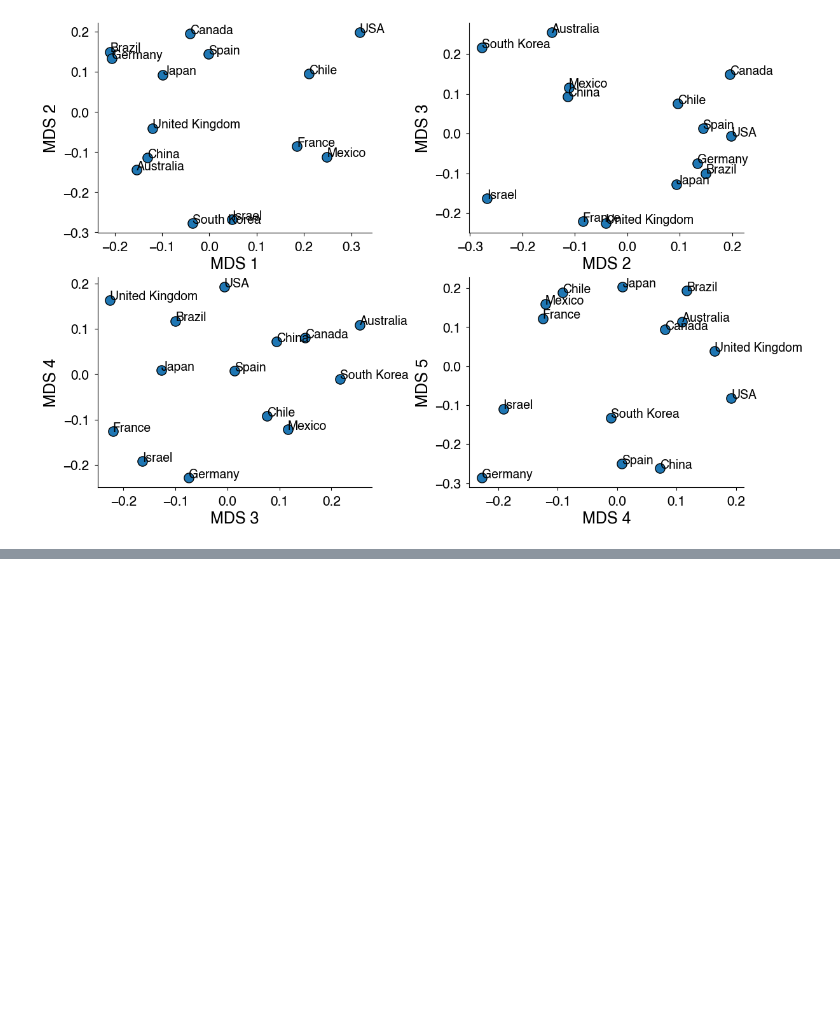
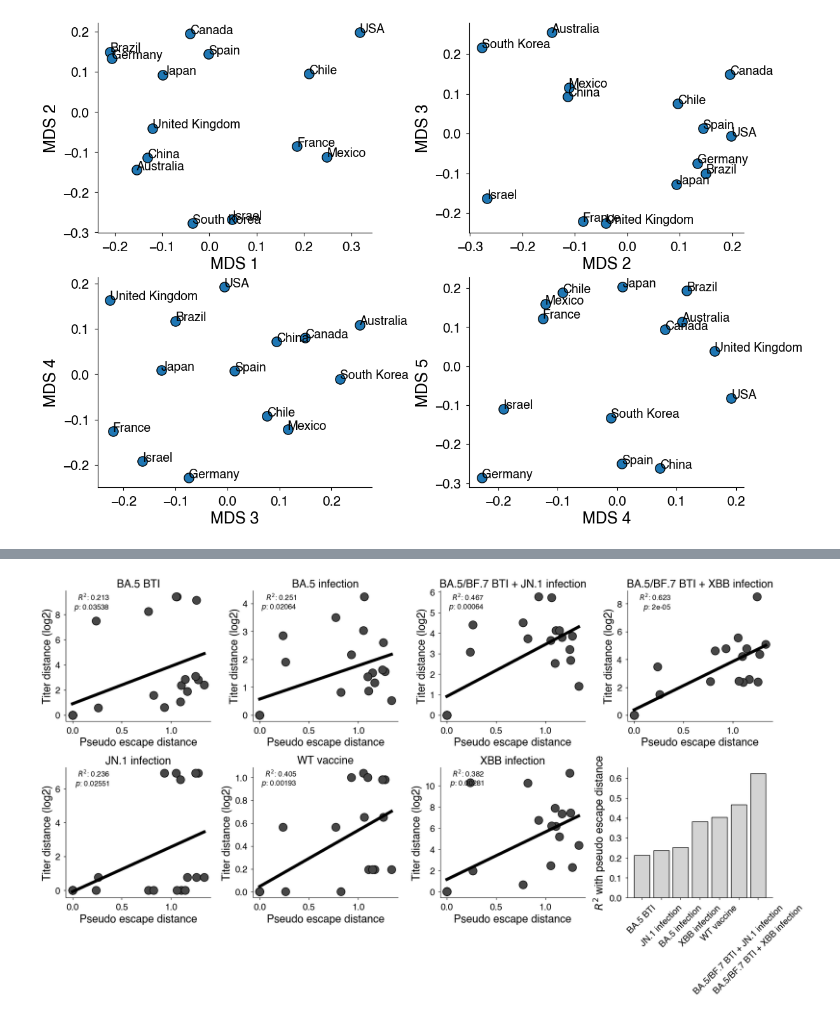
Before and after one commit to blab/relative-fitness-mechanisms, a Jupyter notebook: notebooks/DR-Dev.ipynb, the cells around one changed output, grey strips where cells are left out. Drawn from its saved outputs; the diff is of its cells as text; code cells hidden in the pictures; blank space fills up the shorter version.

```diff
--- a/notebooks/DR-Dev.ipynb
+++ b/notebooks/DR-Dev.ipynb
@@ -729,0 +831,17 @@ _plot_mds_location(ax, 0, 2)
+# %%
+def create_titer_distance_df(X):
+    rows = []
+    for i, v in enumerate(X.columns):
+        for j, u in enumerate(X.columns[:(i+1)]):
+            rows.append({"variant_1": v, "variant_2": u, "titer_distance": distances[i, j]})
+    return pd.DataFrame(rows)
+
+distances_dfs = []
+for name, group in antigenic_map.groupby("group"):
+    X = group.drop(columns=["id", "group"])
+    distances = compute_log2_distances(X)
+    _distance_df = create_titer_distance_df(X)
+    _distance_df["group"] = name
+    distances_dfs.append(_distance_df)
+
+distances_dfs = pd.concat(distances_dfs)
@@ -729,0 +868,64 @@ _plot_mds_location(ax, 0, 2)
+# %%
+fig = plt.figure(figsize=(18., 10.), constrained_layout=True)
+spec = fig.add_gridspec(2,4)
+
+## Prepping data and labels
+eta = posterior.samples["eta"][0, :-1, :] # Remove other
+n_vars, n_comps = eta.shape
+
+eta_distances = jnp.sqrt(jnp.sum(jnp.square(eta[..., None] - eta.T), axis=1))
+var_names = posterior.data.var_names
+var_to_index = {v: i for i, v in enumerate(var_names)}
+
+def add_latent_distance(row):
+    if row["variant_1"] in common_variants and row["variant_2"] in common_variants:
+        return float(eta_distances[var_to_index[row["variant_1"]], var_to_index[row["variant_2"]]])
+    else:
+        return np.nan
+distances_dfs["latent_distance"] = distances_dfs.apply(add_latent_distance, axis=1)
+
+# Fit linear regression
+def fit_linear(df, col1, col2):
+    x, y = df[col1], df[col2]
+    is_finite = ~np.isnan(x) & ~np.isnan(y)
+    x, y = x[is_finite], y[is_finite]
+    slope, intercept, r, p, se = stats.linregress(x, y)
+    xs = np.linspace(np.min(x), np.max(x), 20)
+    ys = intercept + slope * xs
+    return xs, ys, r, p
+
+correlation_df = []
+for i, (name, group) in enumerate(distances_dfs.groupby("group")):
+    ax = fig.add_subplot(spec[i])
+    x_col, y_col =  "latent_distance", "titer_distance"
+    x, y = group[x_col], group[y_col]
+    ax.scatter(x, y, ec="k", color="#474747", s=180)
+
+    # Fit linear regression between two variables
+    xs, ys, r, p = fit_linear(group, x_col, y_col)
+    ax.plot(xs, ys, color="k")
+
+    # Add regression statistics
+    stats_text = r'$R^2$: ' + str((r ** 2).round(3)) +"\n" r"$p$: " + str(p.round(5))
+    ax.text(0.3, 0.985, stats_text,
+            horizontalalignment='right',
+            verticalalignment='top',
+            transform=ax.transAxes)
+    ax.set_xlabel("Pseudo escape distance")
+    ax.set_ylabel("Titer distance (log2)")
+    ax.set_title(name)
+
+    correlation_df.append({"group": name, "R2": r ** 2})
+
+correlation_df = pd.DataFrame(correlation_df).sort_values(by="R2")
+
+ax = fig.add_subplot(spec[-1])
+ax.bar(correlation_df.group, correlation_df.R2, ec="k", color="lightgrey")
+ax.set_xticks(ax.get_xticks())
+ax.set_xticklabels(ax.get_xticklabels(), rotation=45)
+ax.set_ylabel(r"$R^2$ with pseudo escape distance")
+fig.tight_layout()
+
+fig.savefig("../manuscript/supplementary_figures/titer_pseudo_escape_distance_by_group.png")
+# %% [output]
+[figure, added]
```
Also changed, not shown: parts of 21 cells of this notebook, 1 other file.
